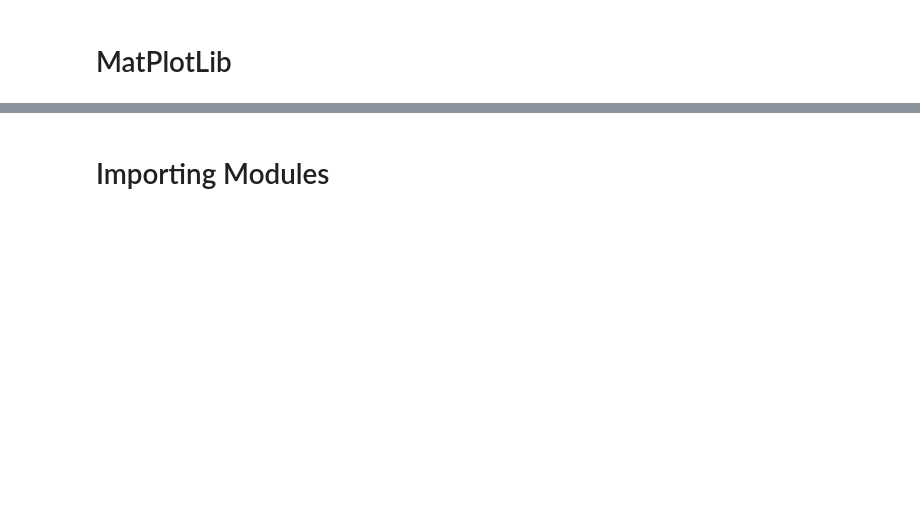
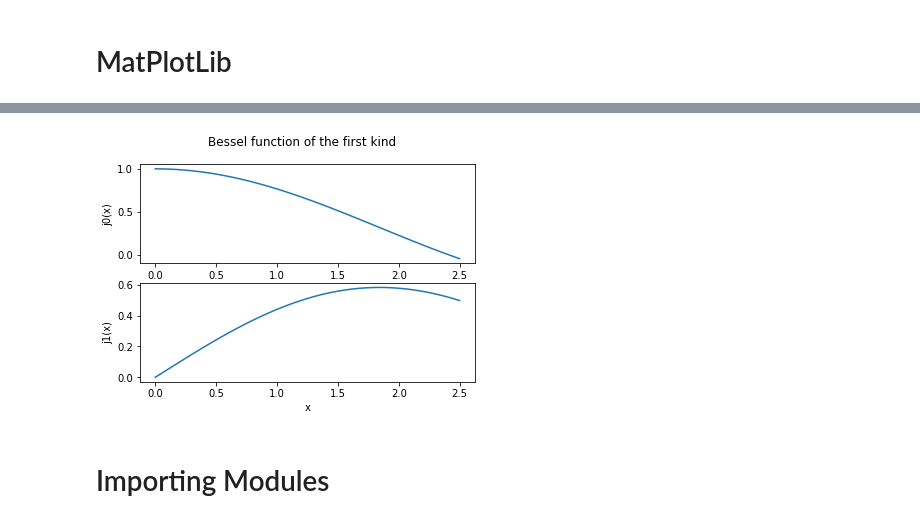
Before and after one commit to yuehao/USPAS_AP_ComputerLab, a Jupyter notebook: IntroPython.ipynb, the cells around one changed output, grey strips where cells are left out. Saved outputs shown, nothing was run; the diff lists cells and outputs as text; code cells hidden in the pictures; blank space fills up the shorter version.

```diff
--- a/IntroPython.ipynb
+++ b/IntroPython.ipynb
@@ -344,3 +355,27 @@ plt.show()
+# %%
+from scipy.special import jv
+
+z_list = np.linspace(0,2.5,100)
+j0_list = jv(0, z_list)
+j1_list = jv(1, z_list)
+
+fig = plt.figure()
+
+fig.suptitle('Bessel function of the first kind')
+
+ax1 = fig.add_subplot(211)
+ax1.plot(z_list, j0_list)
+ax1.set_xlabel('x')
+ax1.set_ylabel('j0(x)')
+
+ax2 = fig.add_subplot(212)
+ax2.plot(z_list, j1_list)
+ax2.set_xlabel('x')
+ax2.set_ylabel('j1(x)')
+
+plt.show()
+# %% [output]
+[figure, added]
 # %% [markdown]
 # Importing Modules
 # %%
```
Also changed, not shown: parts of 9 cells of this notebook.
